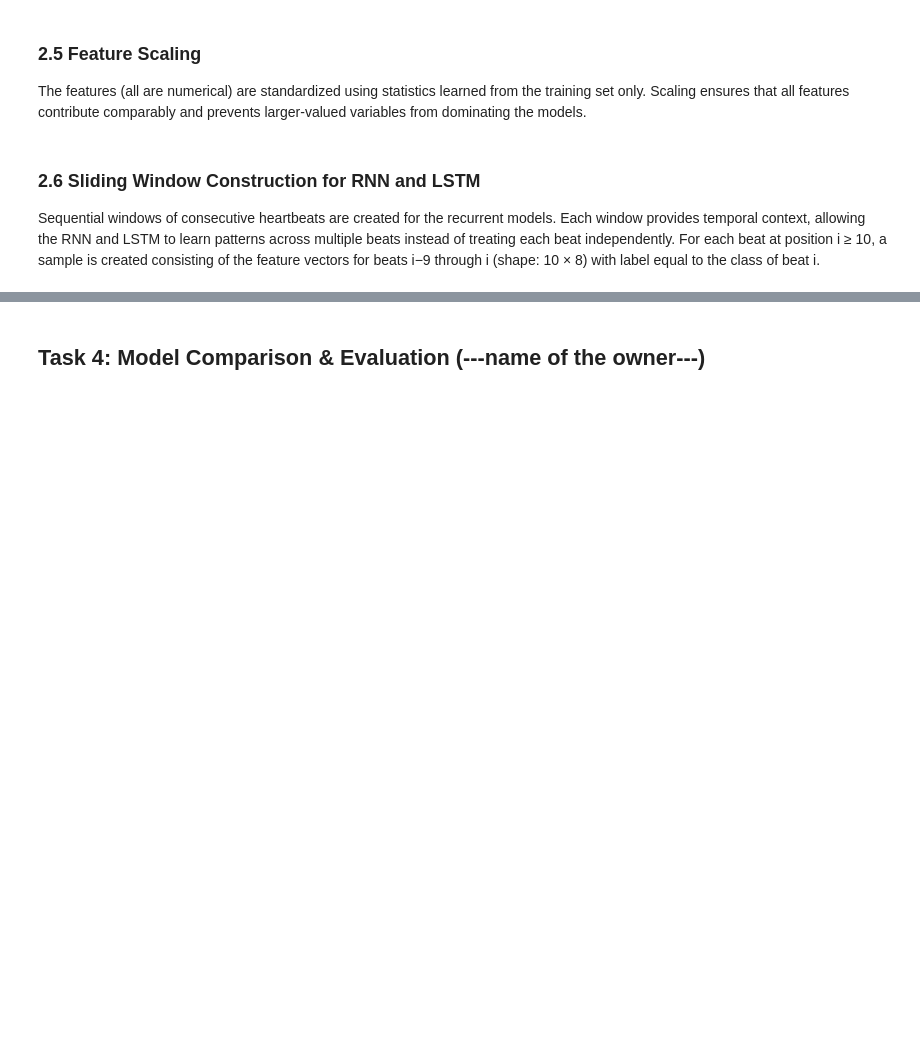
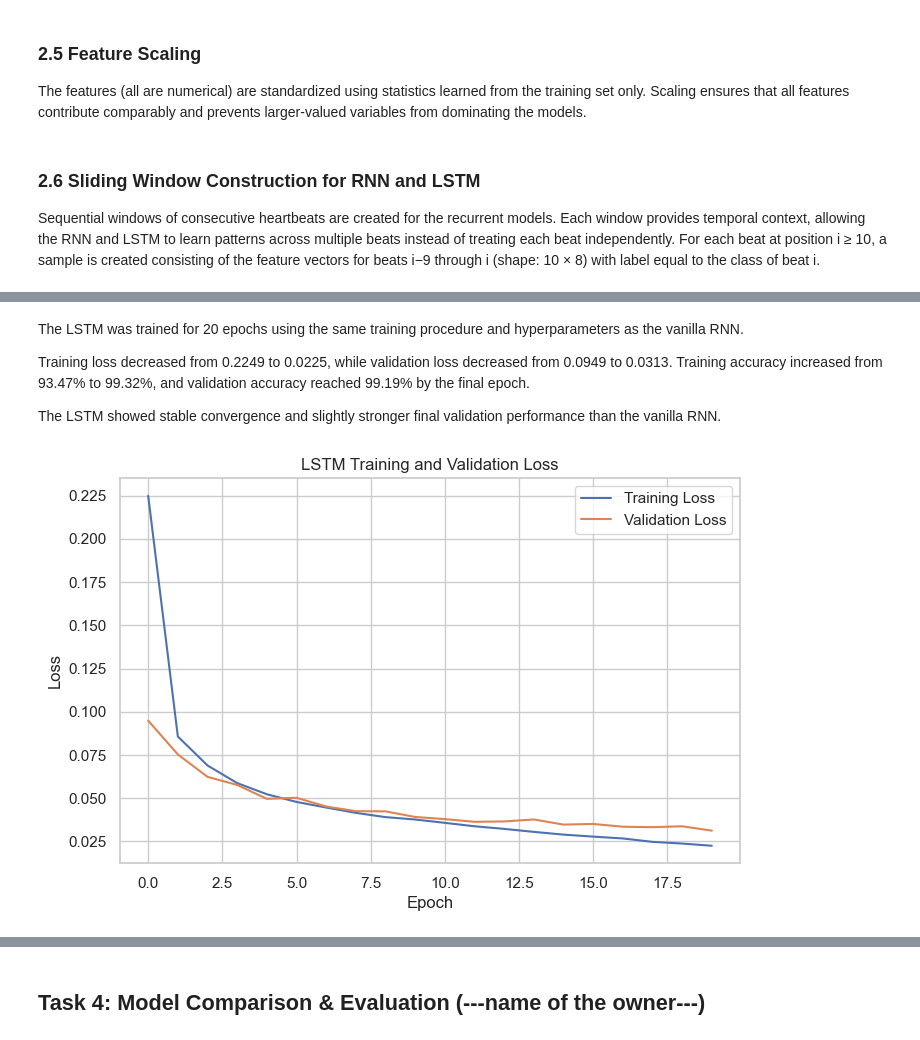
Before and after one commit to harasarahh/machine-learning-projects, a Jupyter notebook: TimeSeries/ML_assignment3.ipynb, the cells around one changed output, grey strips where cells are left out. Saved outputs shown, nothing was run; the diff lists cells and outputs as text; code cells hidden in the pictures; blank space fills up the shorter version.

```diff
--- a/TimeSeries/ML_assignment3.ipynb
+++ b/TimeSeries/ML_assignment3.ipynb
@@ -547,0 +1059,22 @@ y_test_windows = [y_test.iloc[i] for i in range(9, len(y_test))]
+# %%
+# ============================================================
+# Generate Test Predictions
+# ============================================================
+
+model.eval()
+
+test_predictions = []
+test_true_labels = []
+
+with torch.no_grad():
+    for X_batch, y_batch in test_loader:
+        X_batch = X_batch.to(device)
+
+        logits = model(X_batch)
+        predictions = torch.argmax(logits, dim=1)
+
+        test_predictions.extend(predictions.cpu().numpy())
+        test_true_labels.extend(y_batch.numpy())
+
+test_predictions = np.array(test_predictions)
+test_true_labels = np.array(test_true_labels)
@@ -547,0 +1306,22 @@ y_test_windows = [y_test.iloc[i] for i in range(9, len(y_test))]
+# %% [markdown]
+The LSTM was trained for 20 epochs using the same training procedure and hyperparameters as the vanilla RNN.
+
+Training loss decreased from 0.2249 to 0.0225, while validation loss decreased from 0.0949 to 0.0313. Training accuracy increased from 93.47% to 99.32%, and validation accuracy reached 99.19% by the final epoch.
+
+The LSTM showed stable convergence and slightly stronger final validation performance than the vanilla RNN.
+# %%
+# ============================================================
+# Plot LSTM Loss Curves
+# ============================================================
+
+plt.figure(figsize=(8, 5))
+plt.plot(lstm_history["train_loss"], label="Training Loss")
+plt.plot(lstm_history["val_loss"], label="Validation Loss")
+plt.xlabel("Epoch")
+plt.ylabel("Loss")
+plt.title("LSTM Training and Validation Loss")
+plt.legend()
+plt.grid(True)
+plt.show()
+# %% [output]
+[figure, added]
```
Also changed, not shown: parts of 46 cells of this notebook.
